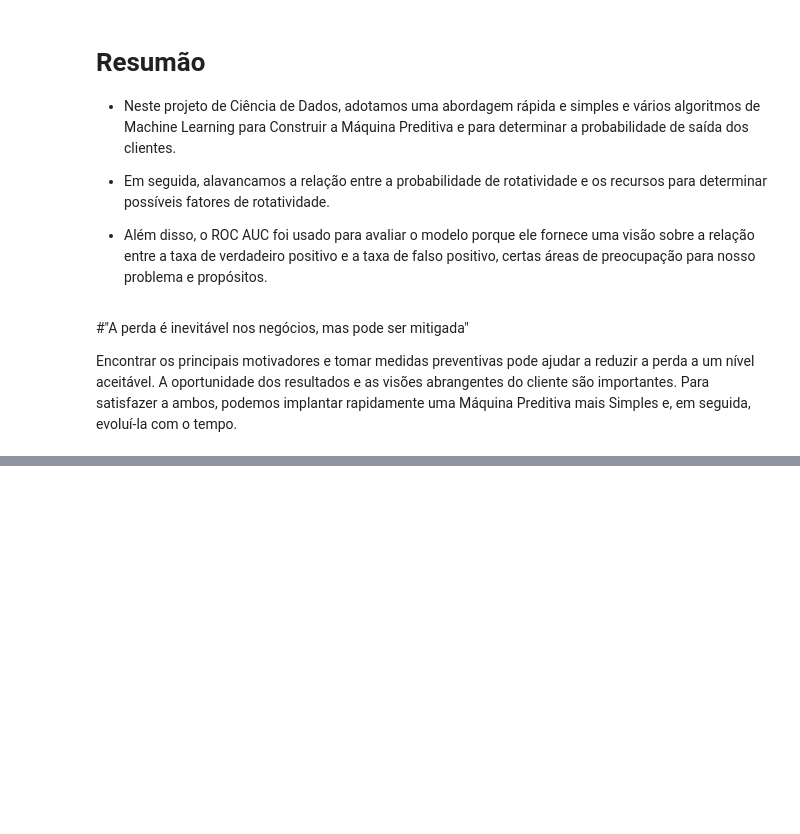
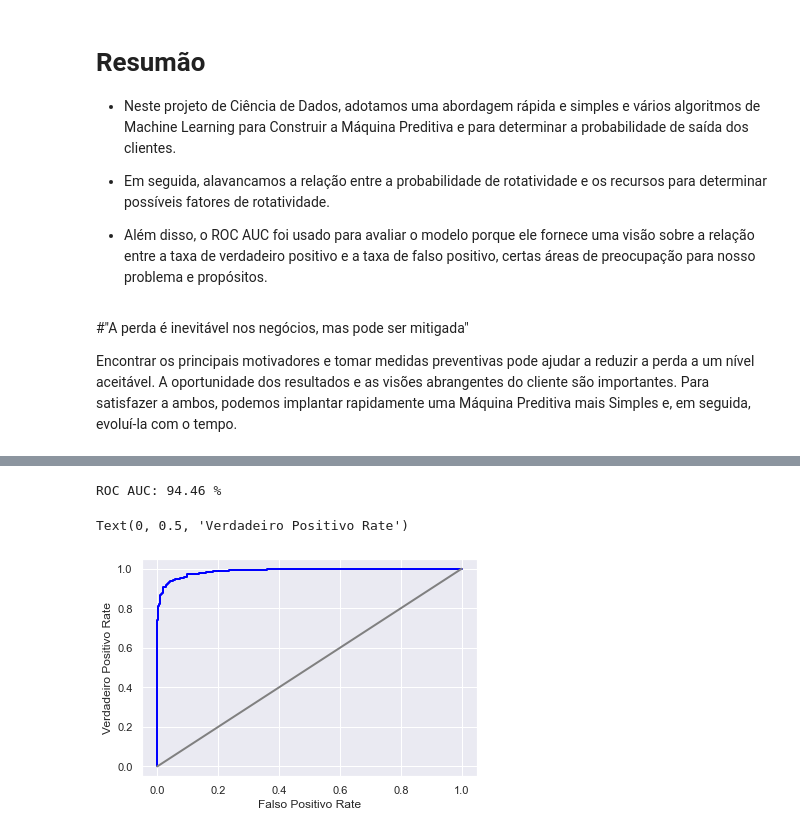
Before and after one commit to rafaeloureirosm/Estudos-Regressao-Linear, a Jupyter notebook: Projeto Churn/Prevendo_a_Perda_de_Clientes_de_Operadoras_de_Telefonia_Churn_Analysis.ipynb, the cells around one changed output, grey strips where cells are left out. Cells and saved outputs as stored; diff of their text form; code cells hidden in the pictures; blank space fills up the shorter version.

```diff
--- a/Projeto Churn/Prevendo_a_Perda_de_Clientes_de_Operadoras_de_Telefonia_Churn_Analysis.ipynb
+++ b/Projeto Churn/Prevendo_a_Perda_de_Clientes_de_Operadoras_de_Telefonia_Churn_Analysis.ipynb
@@ -469,0 +509,24 @@ Encontrar os principais motivadores e tomar medidas preventivas pode ajudar a re
+# %%
+smote_enn = SMOTEENN(random_state=0)
+X_resampled, y_resampled = smote_enn.fit_resample(X, y)
+# %%
+X_train, X_test, y_train, y_test = train_test_split(X_resampled, y_resampled, test_size=0.2, random_state=1)
+# %%
+model_lr = LogisticRegression()
+model_lr.fit(X_train, y_train)
+y_pred = model_lr.predict(X_test)
+
+# Avaliar o modelo
+print('ROC AUC: %.2f' % (roc_auc_score(y_test,y_pred)*100), '%')
+
+# Visualise ROC
+y_probs = model_lr.predict_proba(X_test)[:,1]
+fpr, tpr, thresholds = roc_curve(y_test, y_probs)
+plt.plot(fpr, tpr, lw=2, color='blue')
+plt.plot([0,1], [0,1], lw=2, color='gray')
+plt.xlabel('Falso Positivo Rate')
+plt.ylabel('Verdadeiro Positivo Rate')
+# %% [output]
+ROC AUC: 94.46 %
+Text(0, 0.5, 'Verdadeiro Positivo Rate')
+[figure, added]
```
Also changed, not shown: parts of 12 cells of this notebook.
